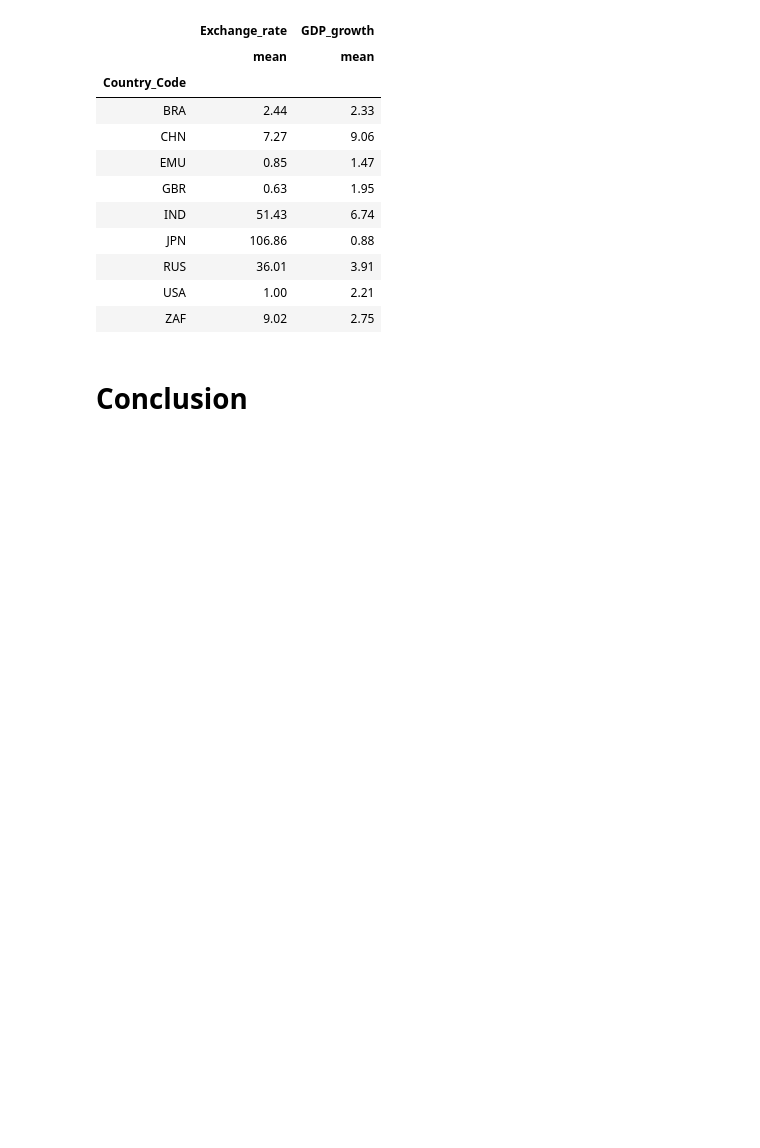
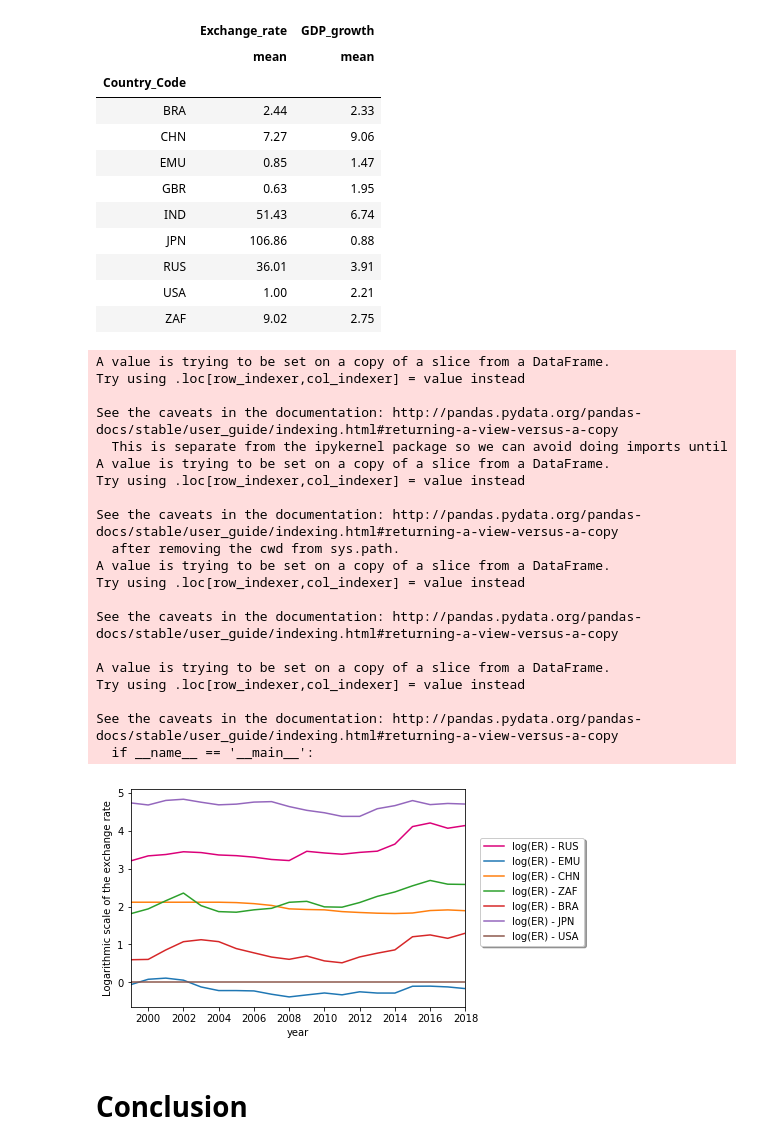
Before and after one commit to NumEconCopenhagen/projects-2020-matrixgymnasterne, a Jupyter notebook: dataproject/dataproject.ipynb, the cells around one changed output. Drawn from its saved outputs; the diff is of its cells as text; code cells hidden in the pictures; blank space fills up the shorter version.

```diff
--- a/dataproject/dataproject.ipynb
+++ b/dataproject/dataproject.ipynb
@@ -263,0 +204,10 @@ mergedEMU.head(100)
+# %%
+mergedJPN = merged.loc[merged['Country_Code'] == 'JPN', :]
+mergedJPN.head(100)
+
+ax=plt.gca()
+
+mergedJPN.plot(x='year', y='Exchange_rate', ax=ax)
+mergedJPN.plot(x='year', y='GDP_growth', ax=ax, secondary_y=True, style='g')
+ax.set_ylabel("Local currency pr. USD")
+ax.xaxis.set_major_locator(MaxNLocator(integer=True))
@@ -328,6 +294,51 @@ mergedmean.head(10)
 | RUS | 36.01 | 3.91 |
 | USA | 1.00 | 2.21 |
 | ZAF | 9.02 | 2.75 |
+# %%
+mergedUSA = merged.loc[merged['Country_Code'] == 'USA', :]
+
+mergedRUS['log(ER) - RUS'] = np.log(mergedRUS['Exchange_rate'])
+mergedEMU['log(ER) - EMU'] = np.log(mergedEMU['Exchange_rate'])
+mergedCHN['log(ER) - CHN'] = np.log(mergedCHN['Exchange_rate'])
+mergedZAF['log(ER) - ZAF'] = np.log(mergedZAF['Exchange_rate'])
+mergedBRA['log(ER) - BRA'] = np.log(mergedBRA['Exchange_rate'])
+mergedJPN['log(ER) - JPN'] = np.log(mergedJPN['Exchange_rate'])
+mergedUSA['log(ER) - USA'] = np.log(mergedUSA['Exchange_rate'])
+
+mergedRUS.head(100)
+ax = plt.gca()
+mergedRUS.plot(x='year', y='log(ER) - RUS', ax=ax, color='#db0079')
+mergedEMU.plot(x='year', y='log(ER) - EMU', ax=ax)
+mergedCHN.plot(x='year', y='log(ER) - CHN', ax=ax)
+mergedZAF.plot(x='year', y='log(ER) - ZAF', ax=ax)
+mergedBRA.plot(x='year', y='log(ER) - BRA', ax=ax)
+mergedJPN.plot(x='year', y='log(ER) - JPN', ax=ax)
+mergedUSA.plot(x='year', y='log(ER) - USA', ax=ax)
+ax.legend(loc='upper center', bbox_to_anchor=(1.2, 0.8), shadow=True, ncol=1)
+ax.set_ylabel("Logarithmic scale of the exchange rate")
+ax.xaxis.set_major_locator(MaxNLocator(integer=True))
+# %% [output]
+A value is trying to be set on a copy of a slice from a DataFrame.
+Try using .loc[row_indexer,col_indexer] = value instead
+
+See the caveats in the documentation: http://pandas.pydata.org/pandas-docs/stable/user_guide/indexing.html#returning-a-view-versus-a-copy
+  This is separate from the ipykernel package so we can avoid doing imports until
+A value is trying to be set on a copy of a slice from a DataFrame.
+Try using .loc[row_indexer,col_indexer] = value instead
+
+See the caveats in the documentation: http://pandas.pydata.org/pandas-docs/stable/user_guide/indexing.html#returning-a-view-versus-a-copy
+  after removing the cwd from sys.path.
+A value is trying to be set on a copy of a slice from a DataFrame.
+Try using .loc[row_indexer,col_indexer] = value instead
+
+See the caveats in the documentation: http://pandas.pydata.org/pandas-docs/stable/user_guide/indexing.html#returning-a-view-versus-a-copy
+
+A value is trying to be set on a copy of a slice from a DataFrame.
+Try using .loc[row_indexer,col_indexer] = value instead
+
+See the caveats in the documentation: http://pandas.pydata.org/pandas-docs/stable/user_guide/indexing.html#returning-a-view-versus-a-copy
+  if __name__ == '__main__':
+[figure, added]
 # %% [markdown]
 # Conclusion
 # %% [markdown]
```
Also changed, not shown: parts of 6 cells of this notebook.
